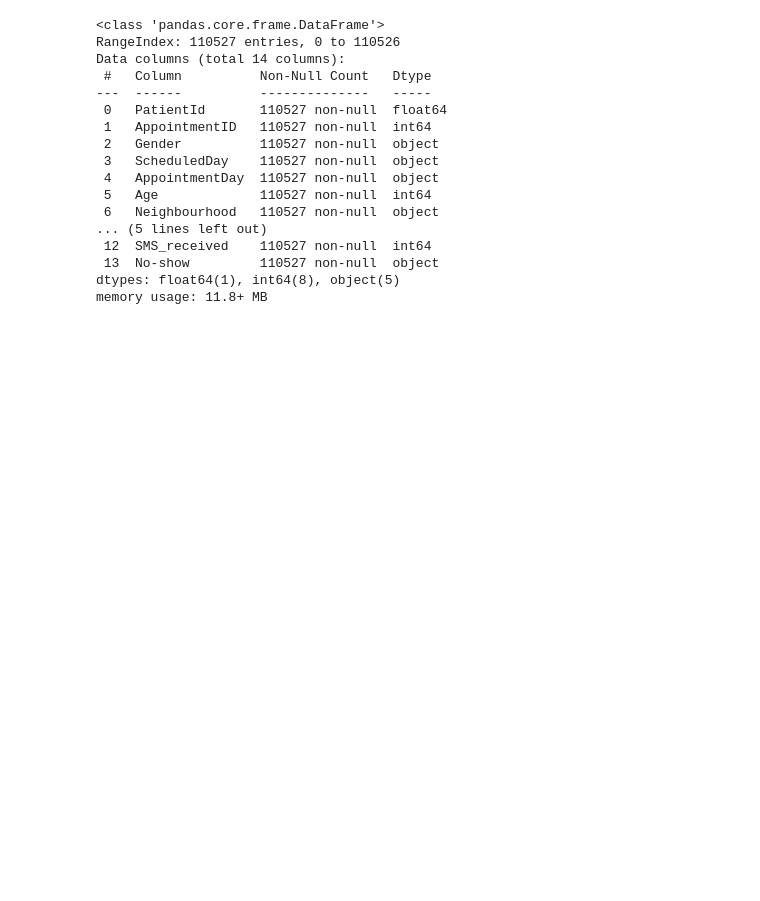
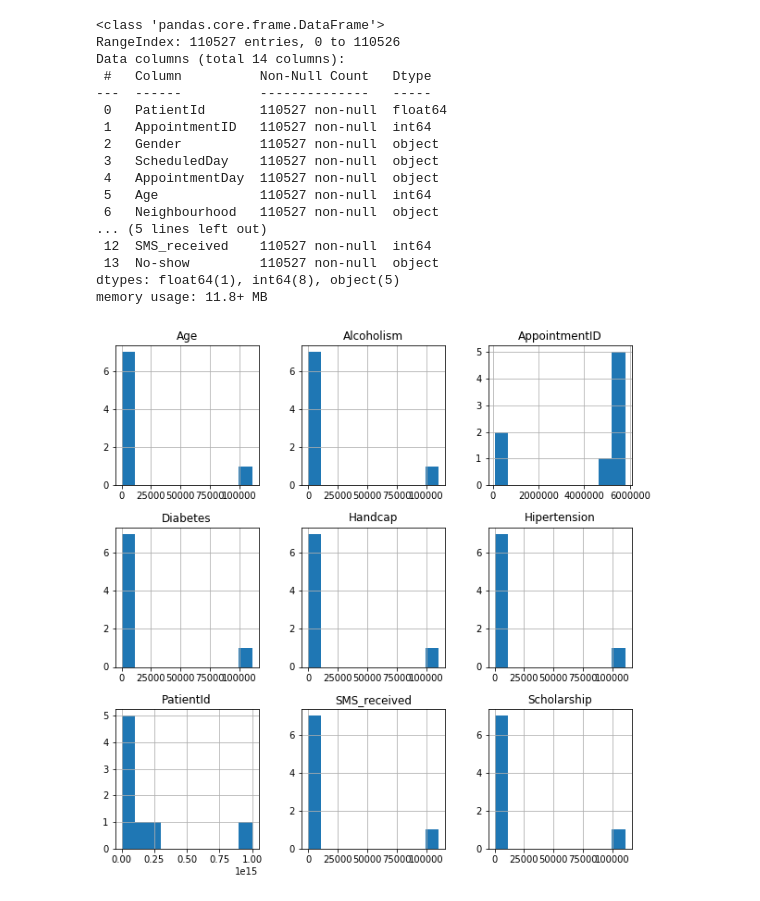
Before and after one commit to faizankhann/Medical-Appointment-No-Show, a Jupyter notebook: Medical Appointment No Show.ipynb, the cells around one changed output. Saved outputs shown, nothing was run; the diff lists cells and outputs as text; code cells hidden in the pictures; blank space fills up the shorter version.

```diff
--- a/Medical Appointment No Show.ipynb
+++ b/Medical Appointment No Show.ipynb
@@ -59,3 +69,8 @@ Data columns (total 14 columns):
  13  No-show         110527 non-null  object
 dtypes: float64(1), int64(8), object(5)
 memory usage: 11.8+ MB
+# %%
+# Check numerical attributes
+df.describe().hist(figsize=(10,10));
+# %% [output]
+[figure, added]
```
Also changed, not shown: parts of 11 cells of this notebook.
